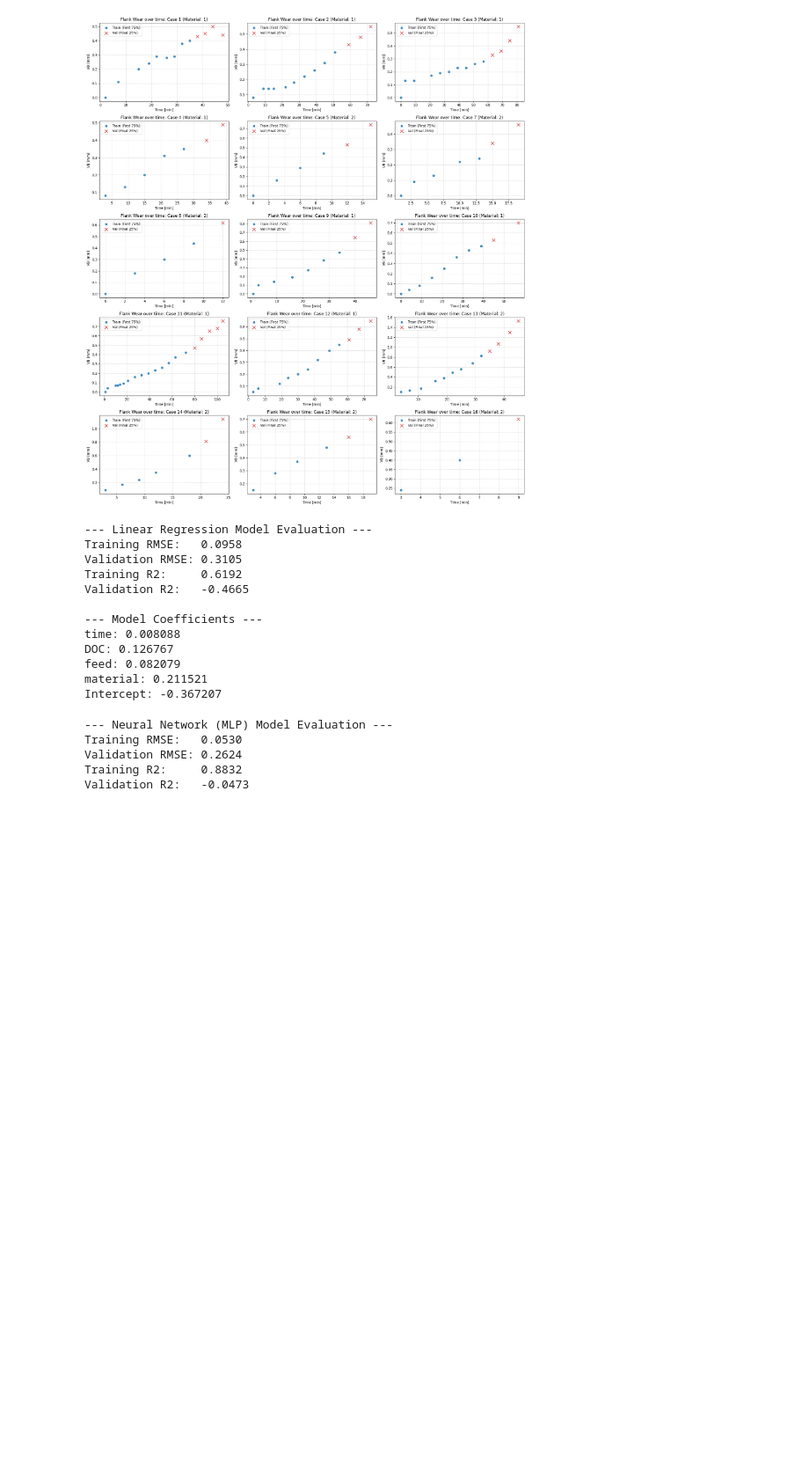
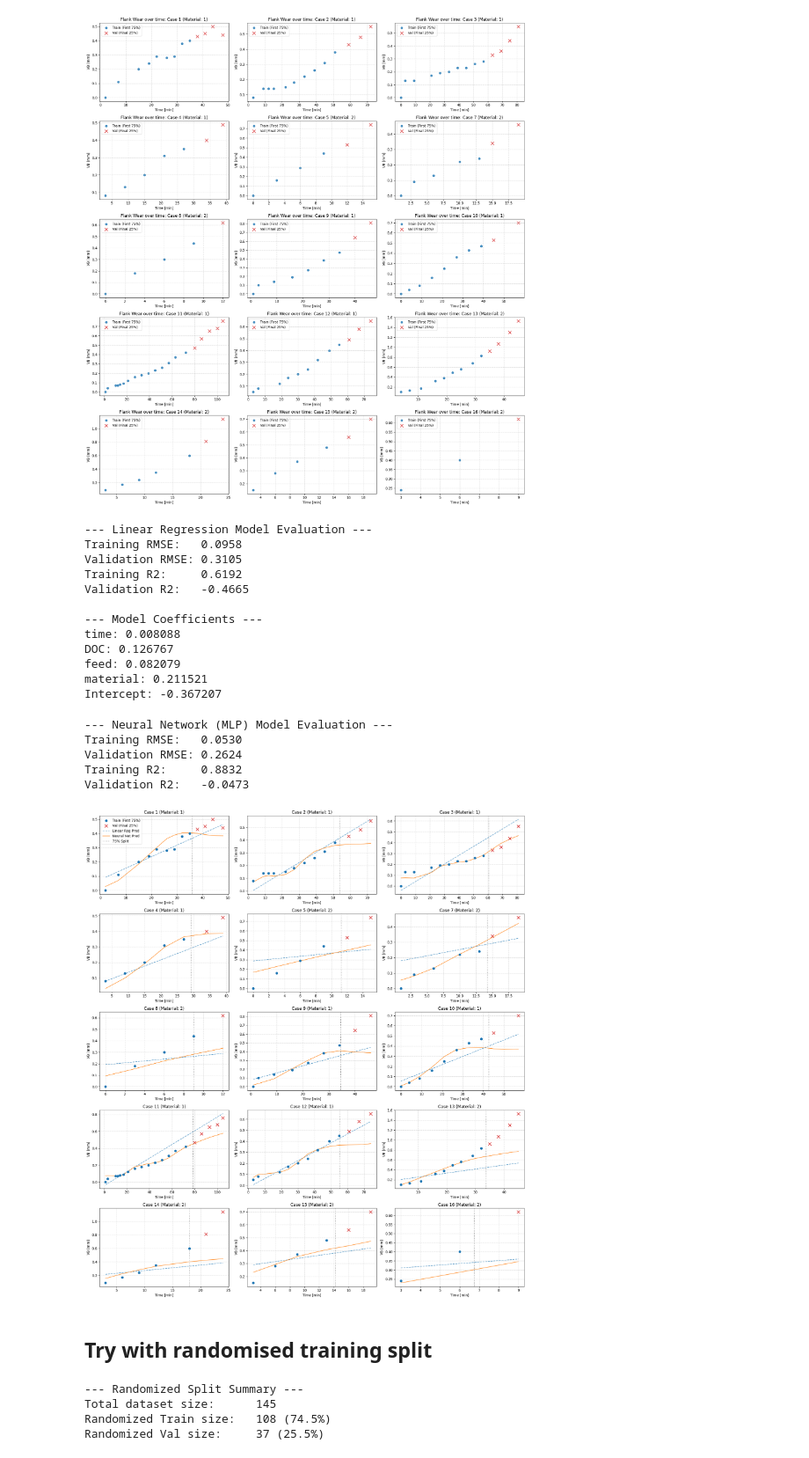
Before and after one commit to nmet0002/NathanMetcalfe_MMA3001_project, a Jupyter notebook: Testing/2_mill_modelling_exploration.ipynb, the cells around one changed output. Shown at 88% size. Saved outputs shown, nothing was run; the diff lists cells and outputs as text; code cells hidden in the pictures; blank space fills up the shorter version.

Commit message:
Added a random split of validation data as well

```diff
--- a/Testing/2_mill_modelling_exploration.ipynb
+++ b/Testing/2_mill_modelling_exploration.ipynb
@@ -484,3 +484,75 @@ Training RMSE:   0.0530
 Validation RMSE: 0.2624
 Training R2:     0.8832
 Validation R2:   -0.0473
+# %%
+import matplotlib.pyplot as plt
+import math
+
+unique_cases = sorted(df_mill_filtered['case'].unique())
+num_cases = len(unique_cases)
+
+cols = 3
+rows = math.ceil(num_cases / cols)
+
+fig, axes = plt.subplots(rows, cols, figsize=(18, 4 * rows), sharex=False)
+axes = axes.flatten()
+
+for i, case_id in enumerate(unique_cases):
+    # Extract training and validation sets for the current case
+    case_train = df_train[df_train['case'] == case_id].sort_values(by='time')
+    case_val = df_val[df_val['case'] == case_id].sort_values(by='time')
+
+    # Full sequence for generating continuous prediction lines
+    case_all = df_mill_filtered[df_mill_filtered['case'] == case_id].sort_values(by='time')
+    X_case = case_all[features]
+
+    # Generate predictions
+    y_pred_linear = lr_model.predict(X_case)
+    y_pred_nn = mlp_pipeline.predict(X_case)
+
+    ax = axes[i]
+
+    # Scatter plot actual training and validation points
+    ax.scatter(case_train['time'], case_train['VB'], color='tab:blue', label='Train (First 75%)', marker='o', s=40, zorder=3)
+    ax.scatter(case_val['time'], case_val['VB'], color='tab:red', label='Val (Final 25%)', marker='x', s=80, zorder=3)
+
+    # Plot predictions from both models over the entire case timeline
+    ax.plot(case_all['time'], y_pred_linear, label='Linear Reg Pred', color='tab:blue', linestyle='--', alpha=0.7)
+    ax.plot(case_all['time'], y_pred_nn, label='Neural Net Pred', color='tab:orange', linestyle='-', alpha=0.8)
+
+    # Boundary separator
+    max_time = case_all['time'].max()
+    ax.axvline(x=0.75 * max_time, color='gray', linestyle=':', label='75% Split')
+
+    ax.set_title(f'Case {case_id} (Material: {case_all["material"].iloc[0]})')
+    ax.set_xlabel('Time [min]')
+    ax.set_ylabel('VB [mm]')
+    ax.grid(True, linestyle='--', alpha=0.5)
+    if i == 0:
+        ax.legend(loc='upper left')
+
+# Hide unused subplots
+for j in range(i + 1, len(axes)):
+    fig.delaxes(axes[j])
+
+plt.tight_layout()
+plt.show()
+# %% [output]
+[figure, added]
+# %% [markdown]
+## Try with randomised training split
+# %%
+from sklearn.model_selection import train_test_split
+
+# Randomly split the filtered dataframe (75% training, 25% validation)
+df_train_rand, df_val_rand = train_test_split(df_mill_filtered, test_size=0.25, random_state=42)
+
+print("--- Randomized Split Summary ---")
+print(f"Total dataset size:      {len(df_mill_filtered)}")
+print(f"Randomized Train size:   {len(df_train_rand)} ({len(df_train_rand)/len(df_mill_filtered)*100:.1f}%)")
+print(f"Randomized Val size:     {len(df_val_rand)} ({len(df_val_rand)/len(df_mill_filtered)*100:.1f}%)")
+# %% [output]
+--- Randomized Split Summary ---
+Total dataset size:      145
+Randomized Train size:   108 (74.5%)
+Randomized Val size:     37 (25.5%)
```
Also changed, not shown: parts of 2 cells of this notebook.
